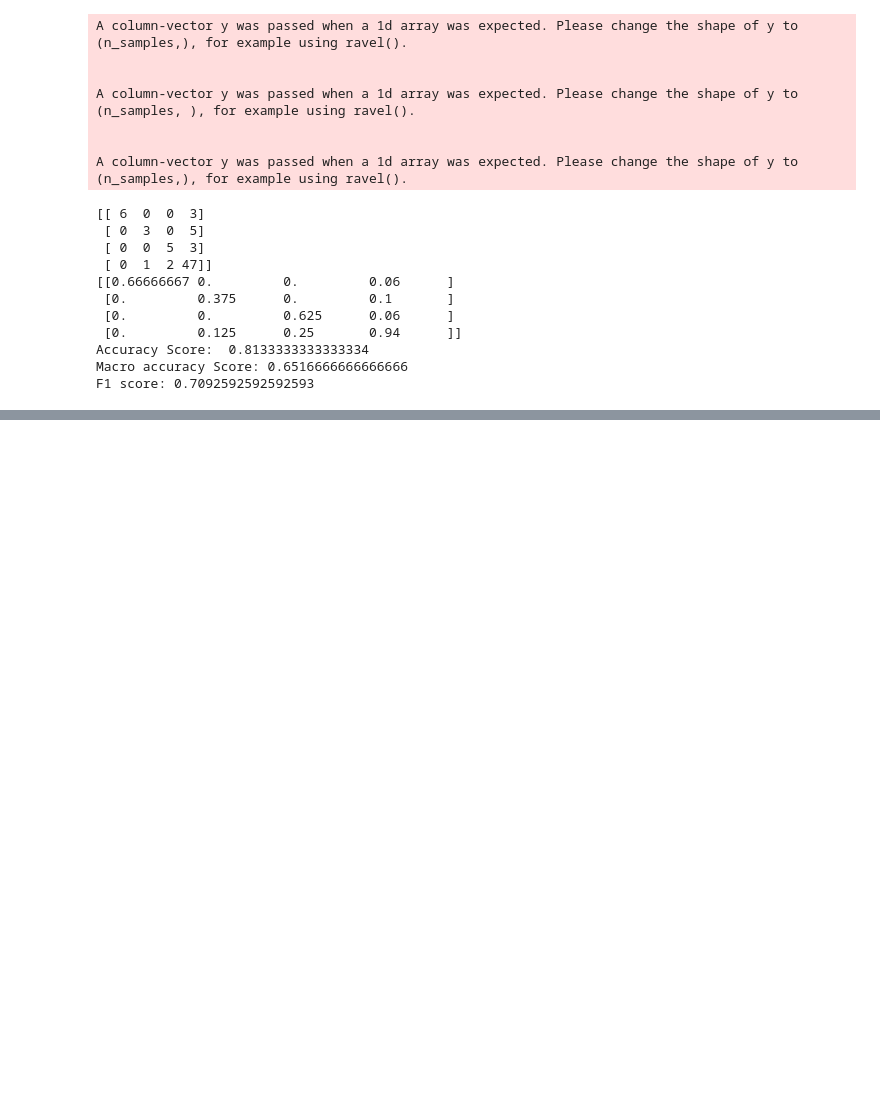
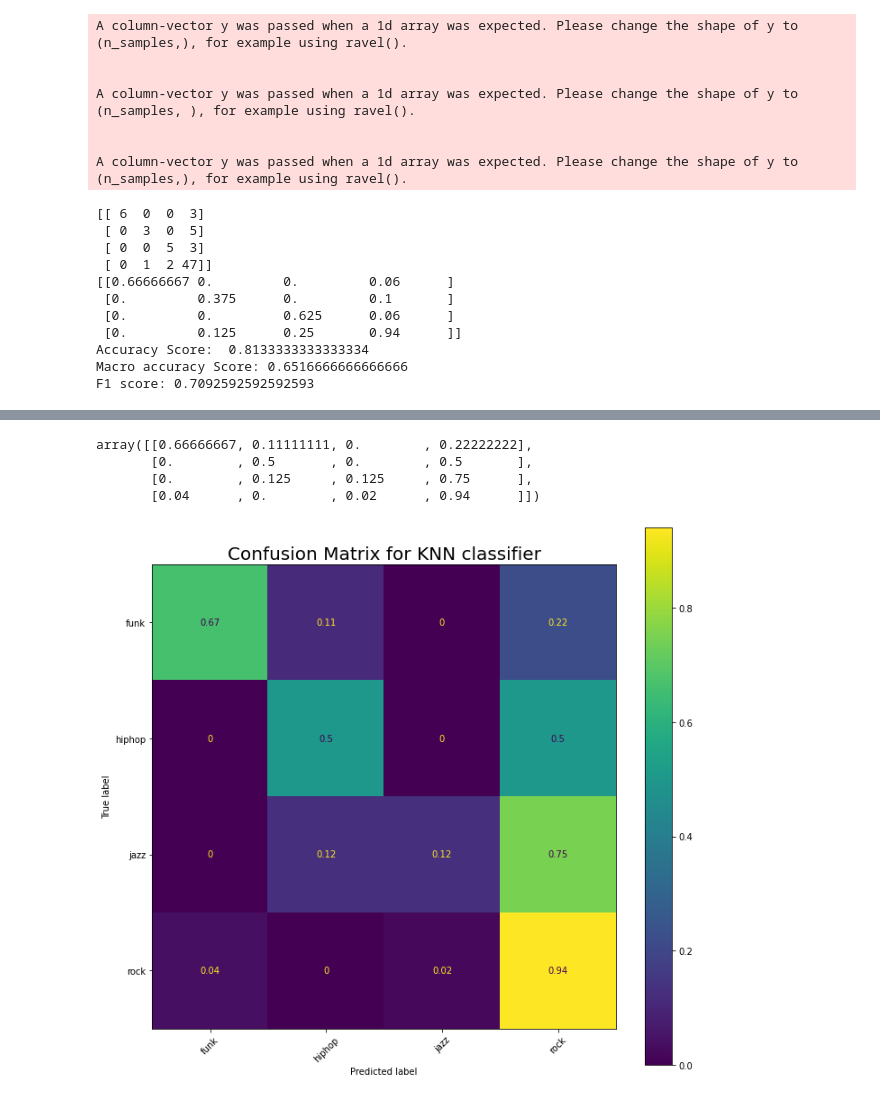
Before and after one commit to VedantKalbag/drum-style-identification, a Jupyter notebook: final_code.ipynb, the cells around one changed output, grey strips where cells are left out. Saved outputs shown, nothing was run; the diff lists cells and outputs as text; code cells hidden in the pictures; blank space fills up the shorter version.

```diff
--- a/final_code.ipynb
+++ b/final_code.ipynb
@@ -629,0 +934,22 @@ print("Accuracy: %0.2f (+/- %0.4f)" % (scores['test_score'].mean(), scores['test
+# %%
+c = np.zeros([4,4])
+for i in range(cm_knn.shape[0]):
+    c[i] = cm_knn[i]/cm_knn[i].sum()
+
+c
+# %% [output]
+array([[0.66666667, 0.11111111, 0.        , 0.22222222],
+       [0.        , 0.5       , 0.        , 0.5       ],
+       [0.        , 0.125     , 0.125     , 0.75      ],
+       [0.04      , 0.        , 0.02      , 0.94      ]])
+# %%
+l=SVM_model.classes_
+disp = ConfusionMatrixDisplay(c,display_labels=l)
+disp.plot(xticks_rotation=45)
+fig = plt.gcf()
+fig.set_size_inches(10, 9)
+plt.tight_layout()
+plt.title("Confusion Matrix for KNN classifier",fontsize=20)
+plt.savefig('/Users/vedant/Desktop/Programming/ACA-project/knn_cm.jpg')
+# %% [output]
+[figure, added]
```
Also changed, not shown: parts of 27 cells of this notebook, 7 other files.
